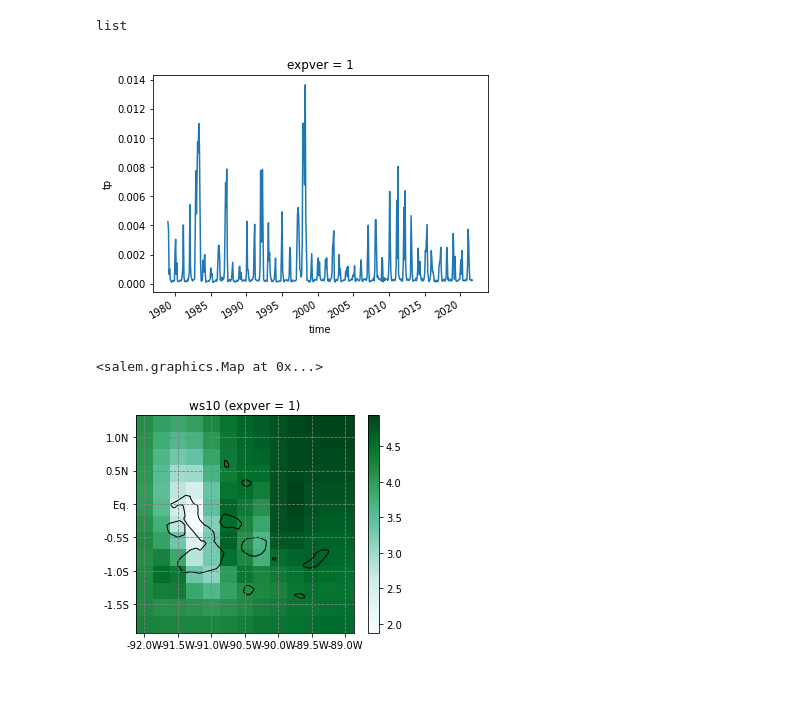
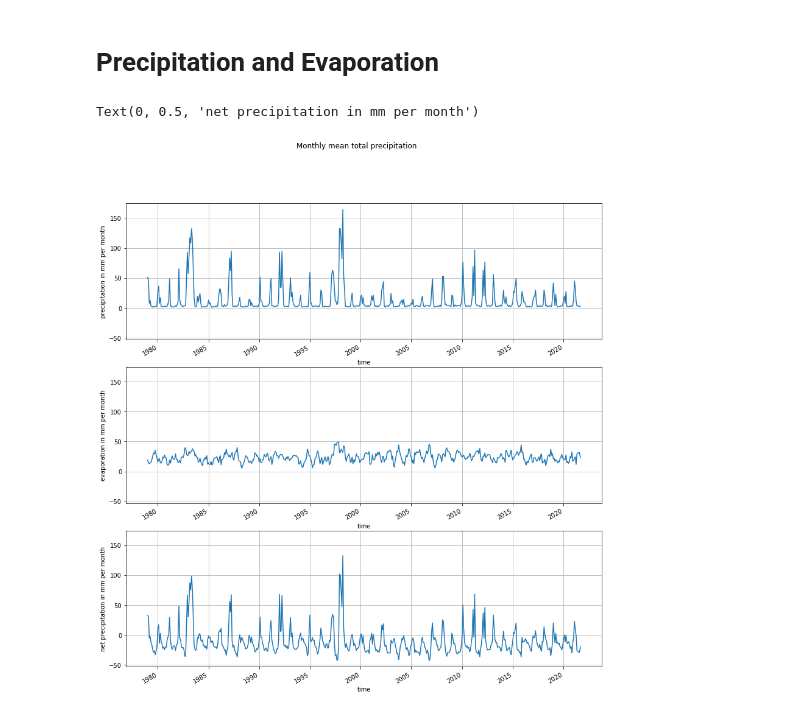
Before and after one commit to benatouba/darwin, a Jupyter notebook: era5_quick_look.ipynb, the cells around one changed output. Saved outputs shown, nothing was run; the diff lists cells and outputs as text; code cells hidden in the pictures; blank space fills up the shorter version.

```diff
--- a/era5_quick_look.ipynb
+++ b/era5_quick_look.ipynb
@@ -8,7 +10,9 @@ from pathlib import Path
 data = Path("data/era5/era5_galapagos.nc4")
 # %%
 ds = xr.open_dataset(data)
-ds = ds[{'expver': 0}]
+ds = ds.drop_sel(expver= 5)
+ds = ds.drop('expver')
+ds['ws10'] = np.sqrt(ds.u10**2 + ds.v10**2 )
 # %%
 ds
 # %% [output]
@@ -51,0 +37,7 @@ ds.t2m.mean(('latitude', 'longitude')).plot()
+# %%
+ds["tp"] = ds.tp * 1000 * 12
+ds["e"] = ds.e * 1000 * 12
+ds["sst"] = ds.sst - 273.15
+ds["t2m"] = ds.t2m - 273.15
+monthly_means = ds.groupby("time.month").mean()
+yearly_means = ds.groupby("time.year").mean()
@@ -52,6 +82,20 @@ ds.t2m.mean(('latitude', 'longitude')).plot()
+# %% [markdown]
+# Precipitation and Evaporation
 # %%
-tp = ds.tp.mean(('latitude', 'longitude')).plot()
-type(tp)
+fig = plt.figure(figsize=(14,14))
+plt.suptitle("Monthly mean total precipitation")
+ax1 = fig.add_subplot(3,1,1)
+plt.grid()
+ds.tp.mean(('latitude', 'longitude')).plot()
+plt.ylabel("precipitation in mm per month")
+fig.add_subplot(3,1,2, sharey=ax1, sharex=ax1)
+plt.grid()
+(ds.e.mean(('latitude', 'longitude')) * (-1)).plot()
+plt.ylabel("evaporation in mm per month")
+fig.add_subplot(3,1,3, sharey=ax1, sharex=ax1)
+plt.grid()
+(ds.tp.mean(('latitude', 'longitude')) + ds.e.mean(('latitude', 'longitude'))).plot()
+plt.ylabel("net precipitation in mm per month")
 # %% [output]
-list
+Text(0, 0.5, 'net precipitation in mm per month')
-[figure, old version]
+[figure, new version]
@@ -60,5 +101,0 @@ ds['ws10'] = np.sqrt(ds.u10**2 + ds.v10**2 )
-# %%
-ds.ws10.mean('time').salem.quick_map(cmap='BuGn')
-# %% [output]
-<salem.graphics.Map at 0x...>
-[figure, old version]
```
Also changed, not shown: parts of 48 cells of this notebook, 1 other file.
